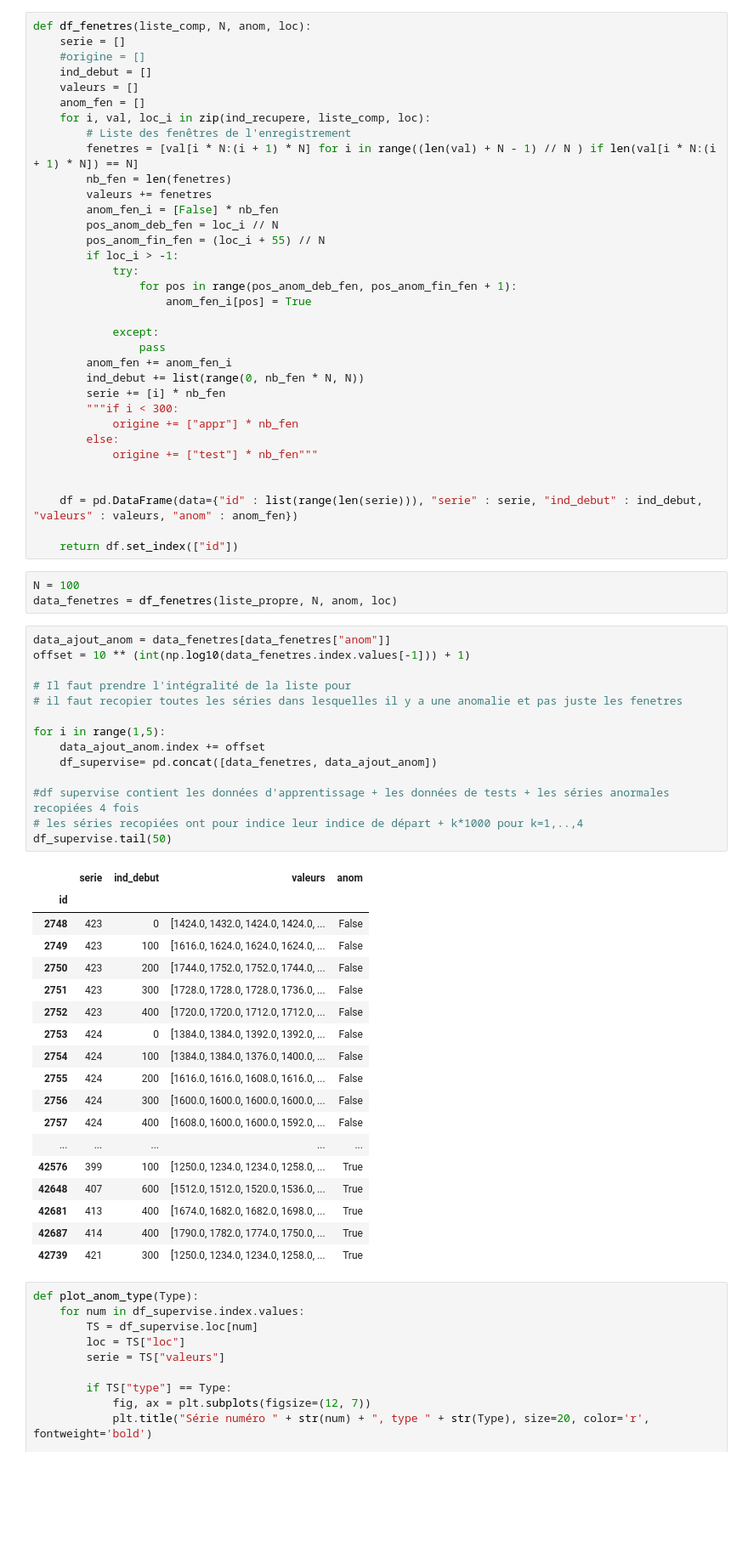
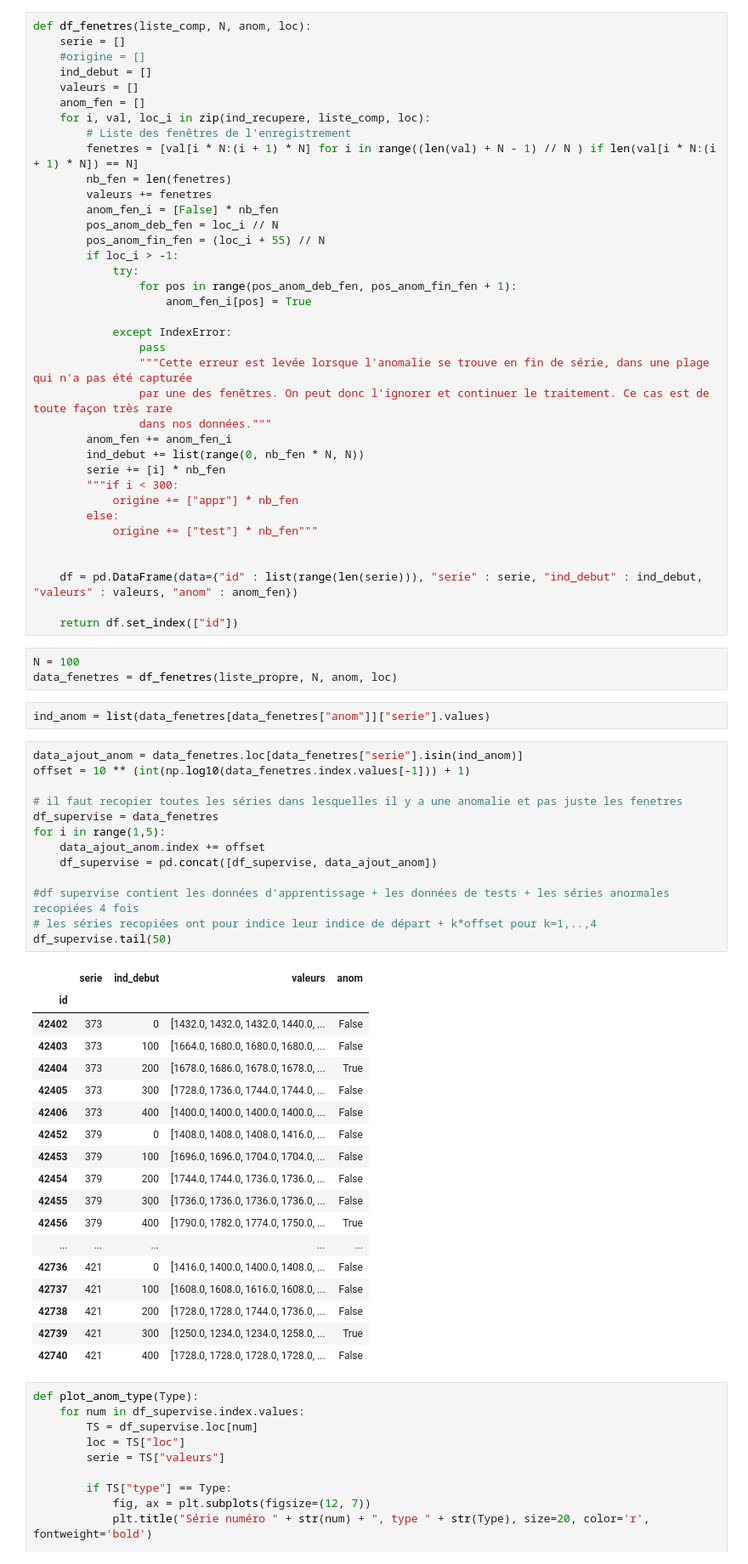
Before and after one commit to PaulCharnay/Projet_Anomalies, a Jupyter notebook: Visualisation_anomalies.ipynb, the cells around one changed output. Shown at 85% size. Saved outputs shown, nothing was run; the diff lists cells and outputs as text; blank space fills up the shorter version.

```diff
--- a/Visualisation_anomalies.ipynb
+++ b/Visualisation_anomalies.ipynb
@@ -164,8 +168,11 @@ def df_fenetres(liste_comp, N, anom, loc):
                 for pos in range(pos_anom_deb_fen, pos_anom_fin_fen + 1):
                     anom_fen_i[pos] = True
 
-            except:
+            except IndexError:
                 pass
+                """Cette erreur est levée lorsque l'anomalie se trouve en fin de série, dans une plage qui n'a pas été capturée
+                par une des fenêtres. On peut donc l'ignorer et continuer le traitement. Ce cas est de toute façon très rare
+                dans nos données."""
         anom_fen += anom_fen_i
         ind_debut += list(range(0, nb_fen * N, N))
         serie += [i] * nb_fen
@@ -181,39 +188,40 @@ def df_fenetres(liste_comp, N, anom, loc):
 # %%
 N = 100
 data_fenetres = df_fenetres(liste_propre, N, anom, loc)
+# %%
+ind_anom = list(data_fenetres[data_fenetres["anom"]]["serie"].values)
 # %%
-data_ajout_anom = data_fenetres[data_fenetres["anom"]]
+data_ajout_anom = data_fenetres.loc[data_fenetres["serie"].isin(ind_anom)]
 offset = 10 ** (int(np.log10(data_fenetres.index.values[-1])) + 1)
 
-# Il faut prendre l'intégralité de la liste pour
 # il faut recopier toutes les séries dans lesquelles il y a une anomalie et pas juste les fenetres
-
+df_supervise = data_fenetres
 for i in range(1,5):
     data_ajout_anom.index += offset
-    df_supervise= pd.concat([data_fenetres, data_ajout_anom])
+    df_supervise = pd.concat([df_supervise, data_ajout_anom])
 
 #df supervise contient les données d'apprentissage + les données de tests + les séries anormales recopiées 4 fois
-# les séries recopiées ont pour indice leur indice de départ + k*1000 pour k=1,..,4
+# les séries recopiées ont pour indice leur indice de départ + k*offset pour k=1,..,4
 df_supervise.tail(50)
 # %% [output]
 |  | serie | ind_debut | valeurs | anom |
 | id |  |  |  |  |
-| 2748 | 423 | 0 | [1424.0, 1432.0, 1424.0, 1424.0, ... | False |
-| 2749 | 423 | 100 | [1616.0, 1624.0, 1624.0, 1624.0, ... | False |
-| 2750 | 423 | 200 | [1744.0, 1752.0, 1752.0, 1744.0, ... | False |
-| 2751 | 423 | 300 | [1728.0, 1728.0, 1728.0, 1736.0, ... | False |
-| 2752 | 423 | 400 | [1720.0, 1720.0, 1712.0, 1712.0, ... | False |
-| 2753 | 424 | 0 | [1384.0, 1384.0, 1392.0, 1392.0, ... | False |
-| 2754 | 424 | 100 | [1384.0, 1384.0, 1376.0, 1400.0, ... | False |
-| 2755 | 424 | 200 | [1616.0, 1616.0, 1608.0, 1616.0, ... | False |
-| 2756 | 424 | 300 | [1600.0, 1600.0, 1600.0, 1600.0, ... | False |
-| 2757 | 424 | 400 | [1608.0, 1600.0, 1600.0, 1592.0, ... | False |
+| 42402 | 373 | 0 | [1432.0, 1432.0, 1432.0, 1440.0, ... | False |
+| 42403 | 373 | 100 | [1664.0, 1680.0, 1680.0, 1680.0, ... | False |
+| 42404 | 373 | 200 | [1678.0, 1686.0, 1678.0, 1678.0, ... | True |
+| 42405 | 373 | 300 | [1728.0, 1736.0, 1744.0, 1744.0, ... | False |
+| 42406 | 373 | 400 | [1400.0, 1400.0, 1400.0, 1400.0, ... | False |
+| 42452 | 379 | 0 | [1408.0, 1408.0, 1408.0, 1416.0, ... | False |
+| 42453 | 379 | 100 | [1696.0, 1696.0, 1704.0, 1704.0, ... | False |
+| 42454 | 379 | 200 | [1744.0, 1744.0, 1736.0, 1736.0, ... | False |
+| 42455 | 379 | 300 | [1736.0, 1736.0, 1736.0, 1736.0, ... | False |
+| 42456 | 379 | 400 | [1790.0, 1782.0, 1774.0, 1750.0, ... | True |
 | ... | ... | ... | ... | ... |
-| 42576 | 399 | 100 | [1250.0, 1234.0, 1234.0, 1258.0, ... | True |
-| 42648 | 407 | 600 | [1512.0, 1512.0, 1520.0, 1536.0, ... | True |
-| 42681 | 413 | 400 | [1674.0, 1682.0, 1682.0, 1698.0, ... | True |
-| 42687 | 414 | 400 | [1790.0, 1782.0, 1774.0, 1750.0, ... | True |
+| 42736 | 421 | 0 | [1416.0, 1400.0, 1400.0, 1408.0, ... | False |
+| 42737 | 421 | 100 | [1608.0, 1608.0, 1616.0, 1608.0, ... | False |
+| 42738 | 421 | 200 | [1728.0, 1728.0, 1744.0, 1736.0, ... | False |
 | 42739 | 421 | 300 | [1250.0, 1234.0, 1234.0, 1258.0, ... | True |
+| 42740 | 421 | 400 | [1728.0, 1728.0, 1728.0, 1728.0, ... | False |
 # %%
 def plot_anom_type(Type):
     for num in df_supervise.index.values:
```
Also changed, not shown: parts of 27 cells of this notebook, 1 other file.
